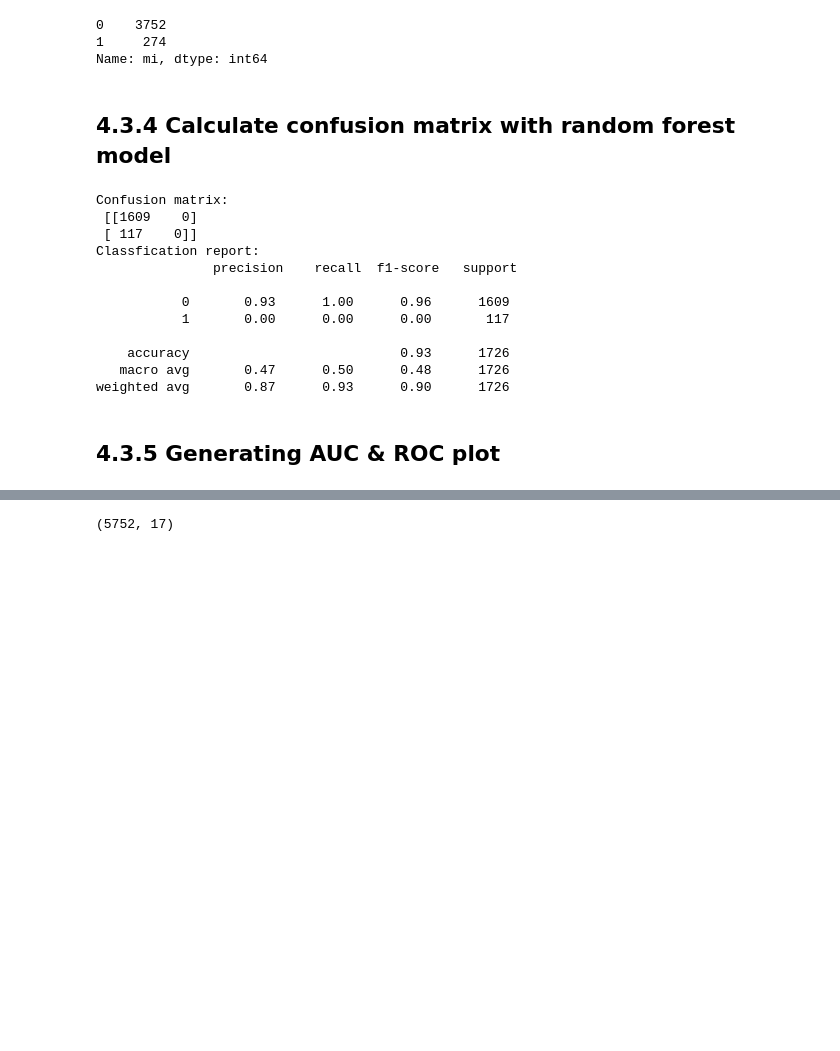
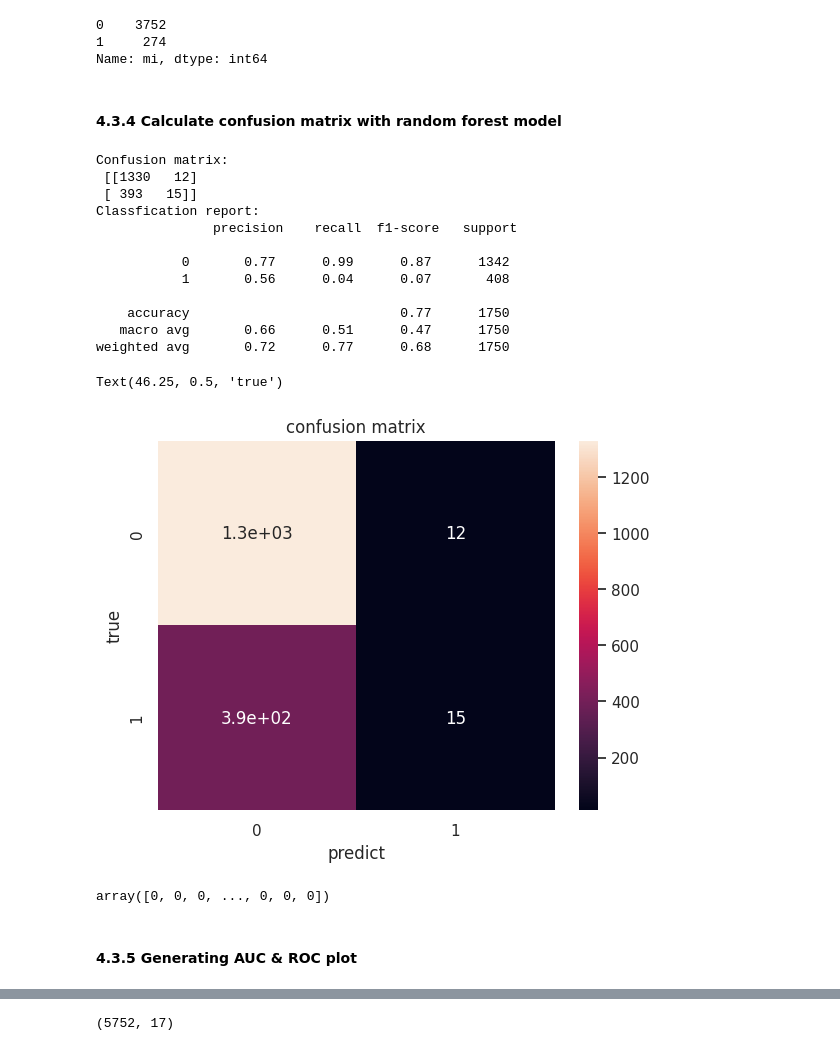
Before and after one commit to echoheqian/drug-target-master, a Jupyter notebook: dbgap_sleep_cvds_dataset.ipynb, the cells around one changed output, grey strips where cells are left out. Cells and saved outputs as stored; diff of their text form; code cells hidden in the pictures; blank space fills up the shorter version.

```diff
--- a/dbgap_sleep_cvds_dataset.ipynb
+++ b/dbgap_sleep_cvds_dataset.ipynb
@@ -1231,30 +1257,43 @@ compareModels = pd.concat([basedLineScore,
                           scaledScoreMinMax_im], axis=1)
 compareModels
 # %% [markdown]
-## 4.3.4 Calculate confusion matrix with random forest model
+#### 4.3.4 Calculate confusion matrix with random forest model
 # %%
 from sklearn.metrics import classification_report, confusion_matrix
 rf = RandomForestClassifier(random_state = 4)
-rf.fit(X_train_im, y_train_im)
-y_pred_im = rf.predict(X_test_im)
-cm = confusion_matrix(y_test_im, y_pred_im)
+rf.fit(X_train, y_train)
+y_pred = rf.predict(X_test)
+cm = confusion_matrix(y_test, y_pred)
 print('Confusion matrix: \n', cm )
-print('Classfication report: \n', classification_report(y_test_im, y_pred_im))
+print('Classfication report: \n', classification_report(y_test, y_pred))
+# 绘制 confusin matrix 的热力图
+sns.set()
+f, ax = plt.subplots()
+sns.heatmap(cm, annot = True, ax = ax)
+ax.set_title('confusion matrix')
+ax.set_xlabel('predict')
+ax.set_ylabel('true')
 # %% [output]
 Confusion matrix:
- [[1609    0]
- [ 117    0]]
+ [[1330   12]
+ [ 393   15]]
 Classfication report:
                precision    recall  f1-score   support
 
-           0       0.93      1.00      0.96      1609
-           1       0.00      0.00      0.00       117
+           0       0.77      0.99      0.87      1342
+           1       0.56      0.04      0.07       408
 
-    accuracy                           0.93      1726
-   macro avg       0.47      0.50      0.48      1726
-weighted avg       0.87      0.93      0.90      1726
+    accuracy                           0.77      1750
+   macro avg       0.66      0.51      0.47      1750
+weighted avg       0.72      0.77      0.68      1750
+Text(46.25, 0.5, 'true')
+[figure, added]
+# %%
+y_pred
+# %% [output]
+array([0, 0, 0, ..., 0, 0, 0])
 # %% [markdown]
-## 4.3.5 Generating AUC & ROC plot
+#### 4.3.5 Generating AUC & ROC plot
 # %%
 # ROC Curve with logistic regression
 from sklearn.metrics import roc_curve
```
Also changed, not shown: parts of 23 cells of this notebook.
